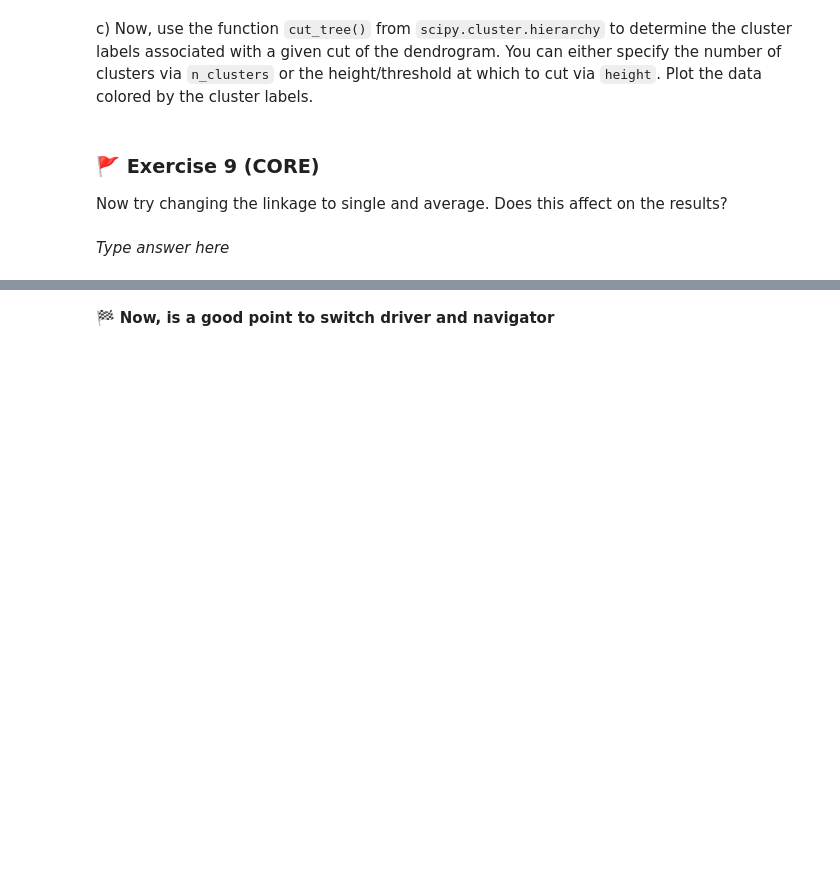
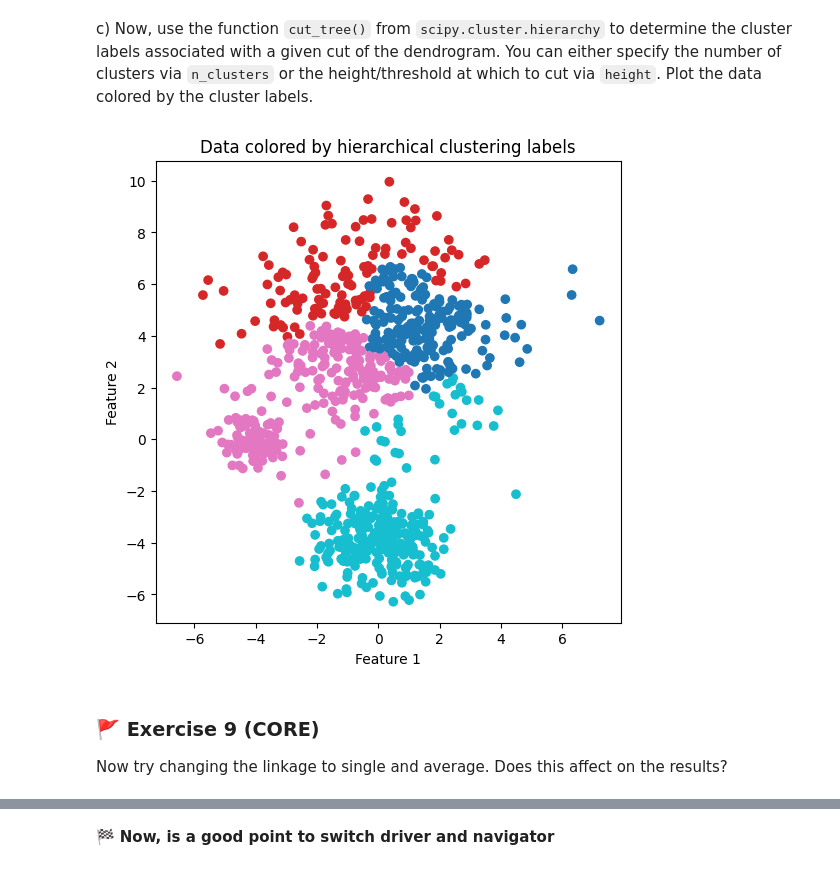
Before and after one commit to SiqiWang02/MLP_2026_week03, a Jupyter notebook: mlp_week03.ipynb, the cells around one changed output, grey strips where cells are left out. Cells and saved outputs as stored; diff of their text form; code cells hidden in the pictures; blank space fills up the shorter version.

```diff
--- a/mlp_week03.ipynb
+++ b/mlp_week03.ipynb
@@ -487,3 +491,17 @@ c) Now, use the function `cut_tree()` from `scipy.cluster.hierarchy` to determin
+# %%
+from scipy.cluster.hierarchy import cut_tree
+
+labels = cut_tree(hc_comp, n_clusters=4).flatten()
+
+#Plot
+plt.figure(figsize=(6, 6))
+plt.scatter(X[:, 0], X[:, 1], c=labels, cmap='tab10')
+plt.xlabel('Feature 1')
+plt.ylabel('Feature 2')
+plt.title('Data colored by hierarchical clustering labels')
+plt.show()
+# %% [output]
+[figure, added]
 # %% [markdown]
 ### 🚩 Exercise 9 (CORE)
 
@@ -497,2 +508,0 @@ Now try changing the linkage to single and average. Does this affect on the resu
-# %% [markdown]
-_Type answer here_
```
Also changed, not shown: parts of 20 cells of this notebook.
